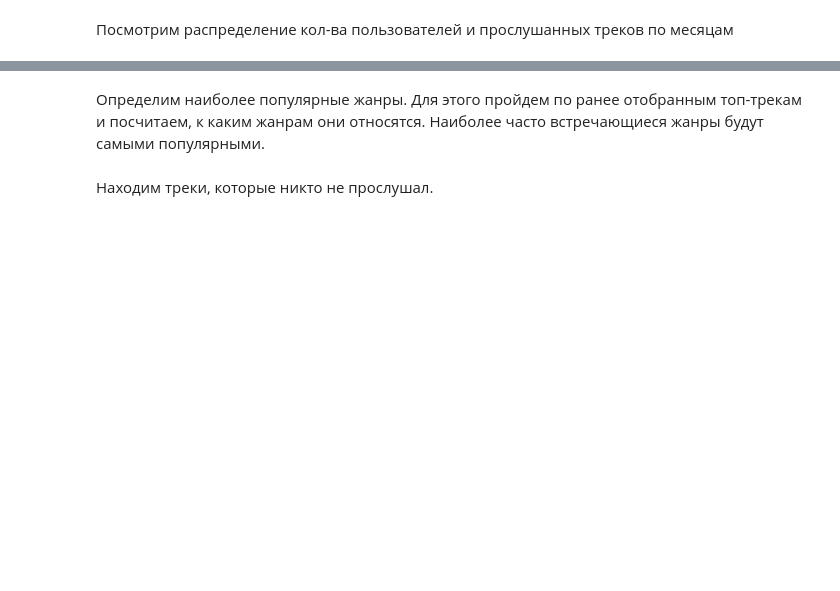
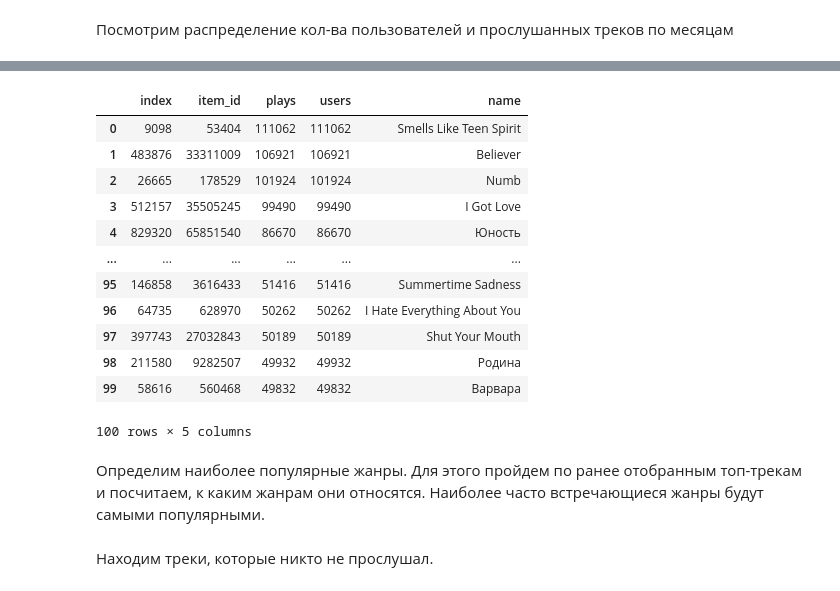
Before and after one commit to ibnkir/music-recsys-project, a Jupyter notebook: part_1_preprocess_eda.ipynb, the cells around one changed output, grey strips where cells are left out. Cells and saved outputs as stored; diff of their text form; code cells hidden in the pictures; blank space fills up the shorter version.

```diff
--- a/part_1_preprocess_eda.ipynb
+++ b/part_1_preprocess_eda.ipynb
@@ -408,15 +409,28 @@ fig.tight_layout()
 # %%
-top_pop_start_date = pd.to_datetime("2015-01-01").date()
-
-item_popularity = events \
-    .query("started_at >= @top_pop_start_date") \
+pop_items = events \
     .groupby(["item_id"]).agg(plays=("started_at", "count"), users=("user_id", "nunique")).reset_index()
 
 # Сортируем по убыванию кол-ва прослушиваний
-item_popularity = item_popularity.sort_values('plays', ascending=False)
+pop_items = pop_items.sort_values('plays', ascending=False)
 
 # Выбираем первые 100 самых популярных айтемов
-top_k_pop_items = item_popularity[:100].reset_index()
+top_k_pop_items = pop_items[:100].reset_index()
+# %%
+top_k_pop_items.merge(items[['item_id', 'name']], how='inner', on='item_id')
+# %% [output]
+|  | index | item_id | plays | users | name |
+| 0 | 9098 | 53404 | 111062 | 111062 | Smells Like Teen Spirit |
+| 1 | 483876 | 33311009 | 106921 | 106921 | Believer |
+| 2 | 26665 | 178529 | 101924 | 101924 | Numb |
+| 3 | 512157 | 35505245 | 99490 | 99490 | I Got Love |
+| 4 | 829320 | 65851540 | 86670 | 86670 | Юность |
+| ... | ... | ... | ... | ... | ... |
+| 95 | 146858 | 3616433 | 51416 | 51416 | Summertime Sadness |
+| 96 | 64735 | 628970 | 50262 | 50262 | I Hate Everything About You |
+| 97 | 397743 | 27032843 | 50189 | 50189 | Shut Your Mouth |
+| 98 | 211580 | 9282507 | 49932 | 49932 | Родина |
+| 99 | 58616 | 560468 | 49832 | 49832 | Варвара |
+100 rows × 5 columns
 # %% [markdown]
 Определим наиболее популярные жанры. Для этого пройдем по ранее отобранным топ-трекам и посчитаем,
 к каким жанрам они относятся. Наиболее часто встречающиеся жанры будут самыми популярными.
```
Also changed, not shown: parts of 13 cells of this notebook.
